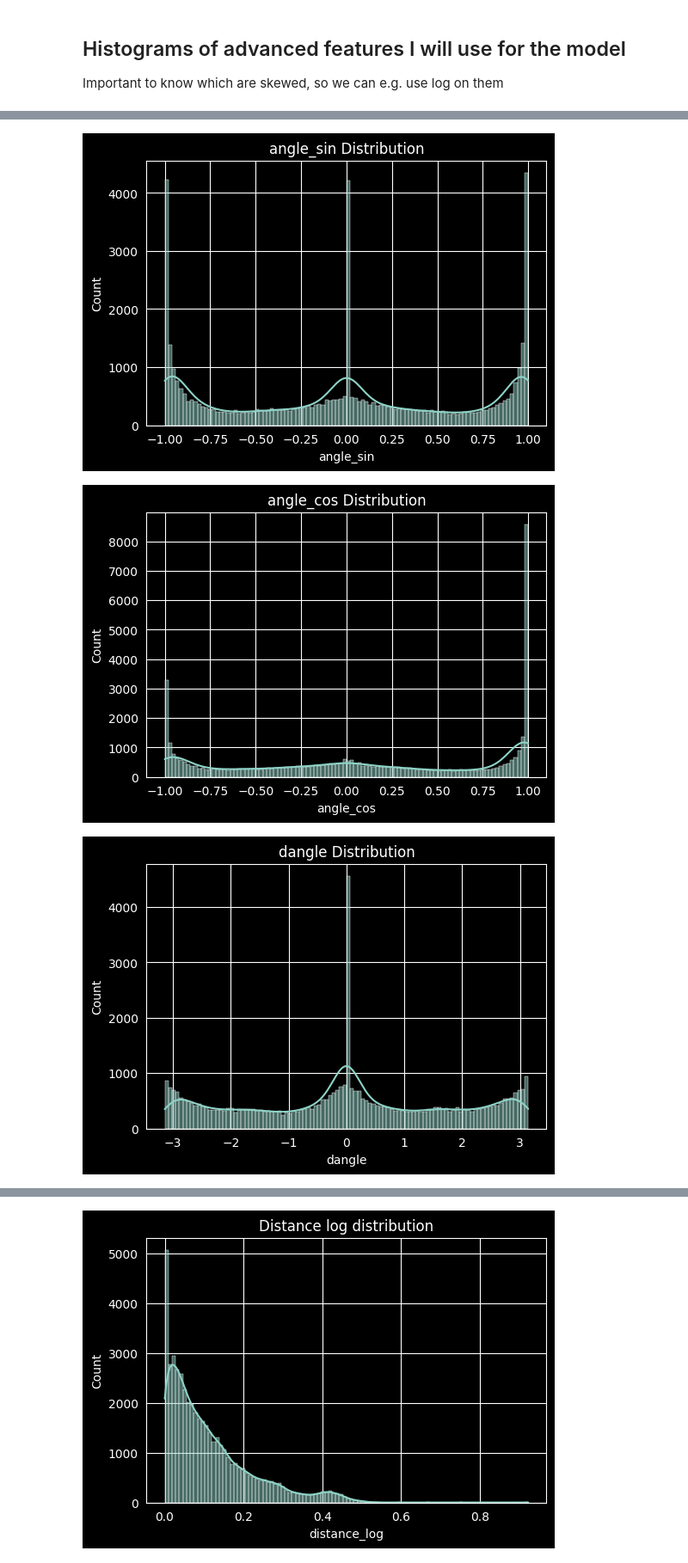
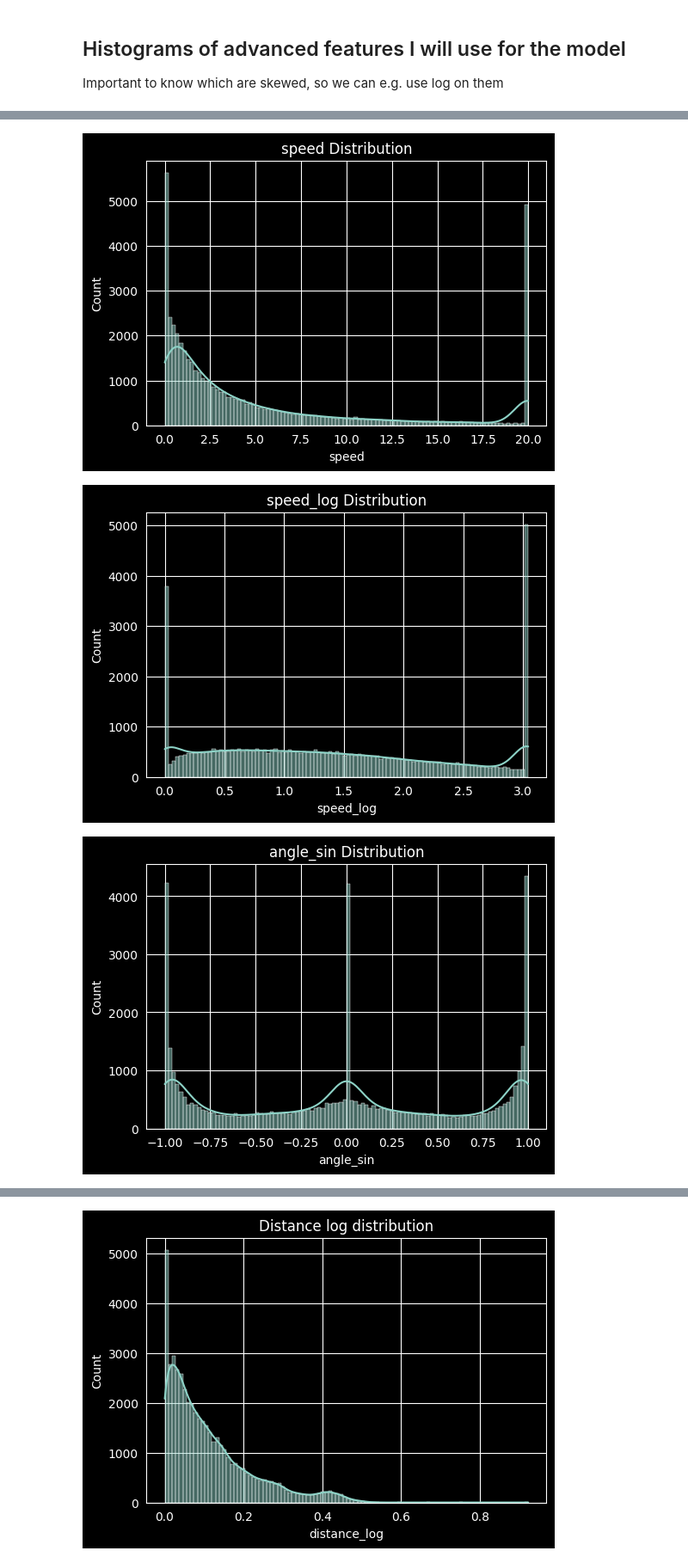
Before and after one commit to robin-szy/Reaction-Time-Prediction, a Jupyter notebook: data_exploration.ipynb, the cells around one changed output, grey strips where cells are left out. Shown at 86% size. Cells and saved outputs as stored; diff of their text form; code cells hidden in the pictures.

```diff
--- a/data_exploration.ipynb
+++ b/data_exploration.ipynb
@@ -234,6 +234,8 @@ feature_store = {
     "dx": [],
     "dy": [],
     "dist": [],
+    "speed": [],
+    "speed_log": [],
     "angle_sin": [],
     "angle_cos": [],
     "dangle": [],
@@ -244,37 +246,45 @@ for path in scanpaths:
 
     x = df["FPOGX"].values.astype(np.float32)
     y = df["FPOGY"].values.astype(np.float32)
+    dur = df["FPOGD"].to_numpy(dtype=np.float32)
+    dur_norm = dur / 2.51173
 
     dx = np.diff(x, prepend=x[0])
     dy = np.diff(y, prepend=y[0])
+    dt = np.diff(dur_norm, prepend=dur_norm[0])
 
     dist = np.sqrt(dx**2 + dy**2)
+    speed = dist / (np.abs(dt) + 1e-6)
+    speed = np.clip(speed, 0.0, 20.0)
+    speed_log = np.log1p(speed)
 
     angle = np.arctan2(dy, dx)
     angle_sin = np.sin(angle)
     angle_cos = np.cos(angle)
 
     # Unwrap to avoid heavy jumps like from +pi to -pi. Unwrapped goes smoothly around.
     angle_unwrapped = np.unwrap(angle)
     dangle = np.diff(angle_unwrapped, prepend=angle_unwrapped[0])
 
     feature_store["dx"].extend(dx)
     feature_store["dy"].extend(dy)
     feature_store["dist"].extend(dist)
+    feature_store["speed"].extend(speed)
+    feature_store["speed_log"].extend(speed_log)
     feature_store["angle_sin"].extend(angle_sin)
     feature_store["angle_cos"].extend(angle_cos)
     feature_store["dangle"].extend(dangle)
 
 for feature_name, values in feature_store.items():
     plt.figure(figsize=(6,4))
     sns.histplot(values, bins=100, kde=True)
     plt.title(f"{feature_name} Distribution")
     plt.xlabel(feature_name)
     plt.show()
 # %% [output]
 [figure]
 [figure]
 [figure]
-[figure, old version]
+[figure, new version]
-[figure, old version]
+[figure, new version]
-[figure, old version]
+[figure, new version]
```
Also changed, not shown: parts of 2 cells of this notebook, 32 other files.
